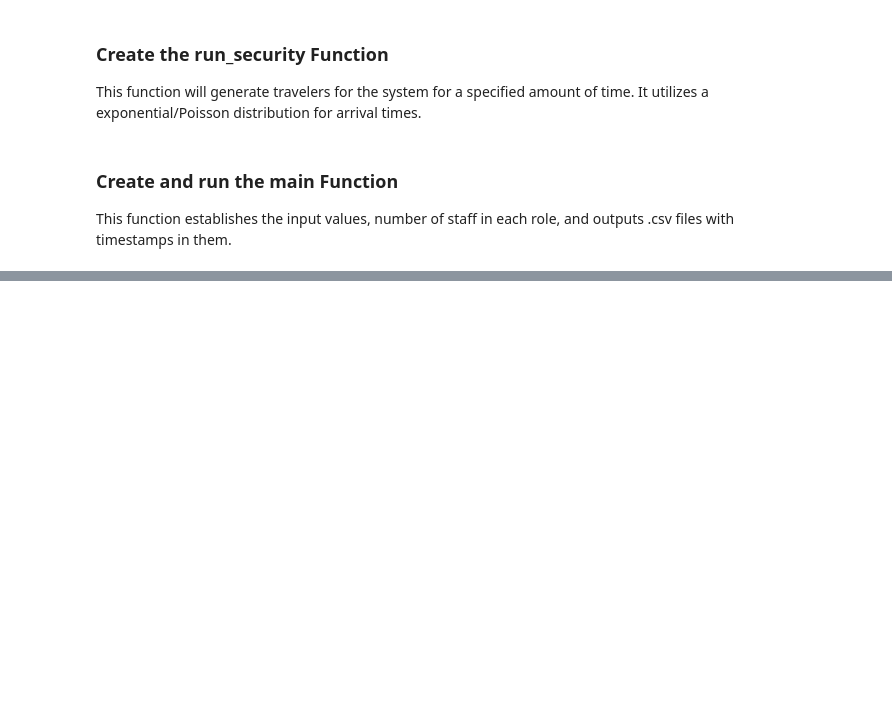
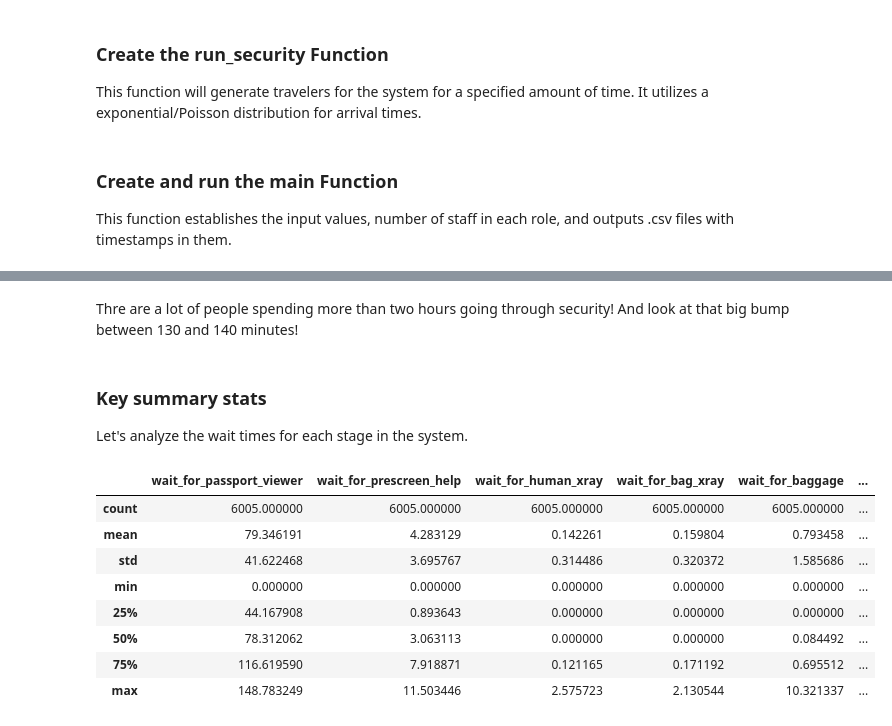
Before and after one commit to artmast64/mis_4480_hw3, a Jupyter notebook: notebooks/hw3.ipynb, the cells around one changed output, grey strips where cells are left out. Saved outputs shown, nothing was run; the diff lists cells and outputs as text; code cells hidden in the pictures; blank space fills up the shorter version.

```diff
--- a/notebooks/hw3.ipynb
+++ b/notebooks/hw3.ipynb
@@ -297,0 +384,21 @@ Simulation ended at time 1202.7176516582294
+# %% [markdown]
+Thre are a lot of people spending more than two hours going through security! And look at that big bump between 130 and 140 minutes!
+# %% [markdown]
+### Key summary stats
+
+Let's analyze the wait times for each stage in the system.
+# %%
+# Show just the wait time columns
+security_traveler_log_df.loc[:, ['wait_for_passport_viewer', 'wait_for_prescreen_help',
+                                 'wait_for_human_xray', 'wait_for_bag_xray',
+                                 'wait_for_baggage', 'post_xray_time', 'time_in_system']].describe()
+# %% [output]
+|  | wait_for_passport_viewer | wait_for_prescreen_help | wait_for_human_xray | wait_for_bag_xray | wait_for_baggage | ... |
+| count | 6005.000000 | 6005.000000 | 6005.000000 | 6005.000000 | 6005.000000 | ... |
+| mean | 79.346191 | 4.283129 | 0.142261 | 0.159804 | 0.793458 | ... |
+| std | 41.622468 | 3.695767 | 0.314486 | 0.320372 | 1.585686 | ... |
+| min | 0.000000 | 0.000000 | 0.000000 | 0.000000 | 0.000000 | ... |
+| 25% | 44.167908 | 0.893643 | 0.000000 | 0.000000 | 0.000000 | ... |
+| 50% | 78.312062 | 3.063113 | 0.000000 | 0.000000 | 0.084492 | ... |
+| 75% | 116.619590 | 7.918871 | 0.121165 | 0.171192 | 0.695512 | ... |
+| max | 148.783249 | 11.503446 | 2.575723 | 2.130544 | 10.321337 | ... |
```
Also changed, not shown: parts of 15 cells of this notebook, 3 other files.
